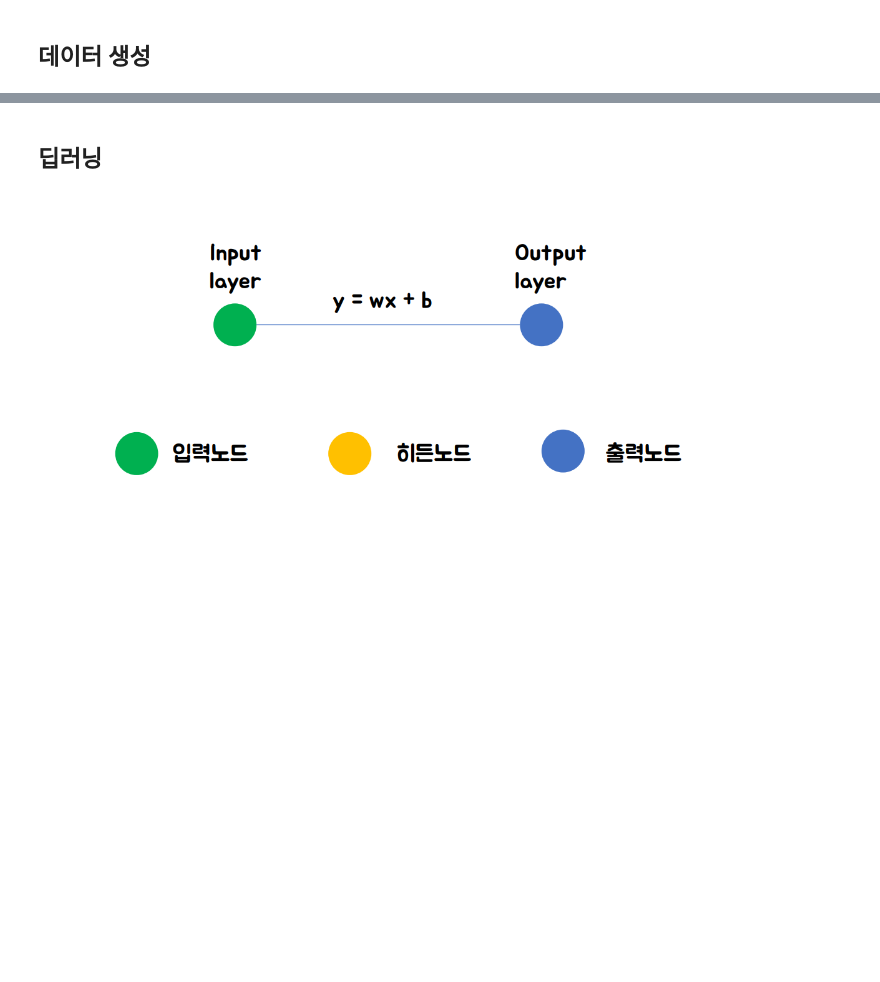
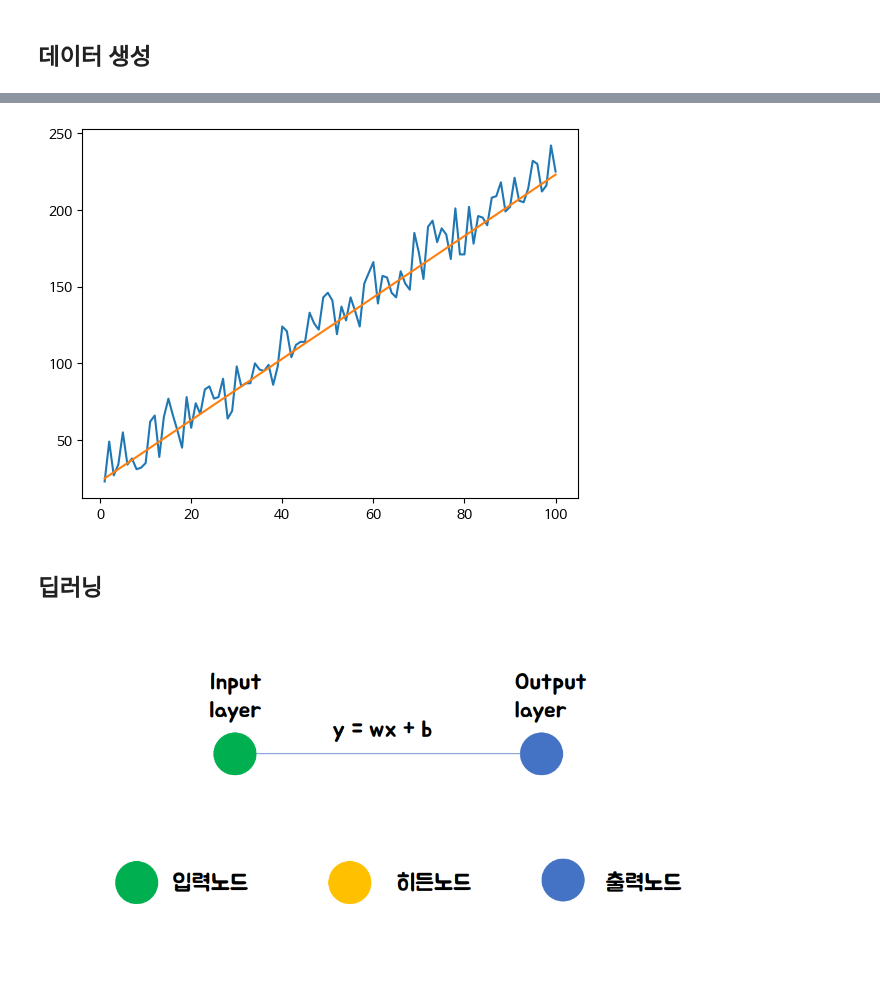
Before and after one commit to GH-57/python_example, a Jupyter notebook: 6월/250604/250603_초급자를_위한_손에_잡히는_딥러닝(학생용).ipynb, the cells around one changed output, grey strips where cells are left out. Drawn from its saved outputs; the diff is of its cells as text; code cells hidden in the pictures; blank space fills up the shorter version.

```diff
--- a/6월/250604/초급자를_위한_손에_잡히는_딥러닝(학생용).ipynb
+++ b/6월/250604/250603_초급자를_위한_손에_잡히는_딥러닝(학생용).ipynb
@@ -67,0 +235,9 @@ import numpy as np
+# %%
+# 우리가 원하는 결과 - 3
+import matplotlib.pyplot as plt
+
+plt.plot(독립, 종속) # plot(x좌표, y좌표)
+plt.plot(독립, [2 * i + 25 for i in range(100)]) # y = 2x + 25 그래프
+plt.show()
+# %% [output]
+[figure, added]
```
Also changed, not shown: parts of 45 cells of this notebook.
